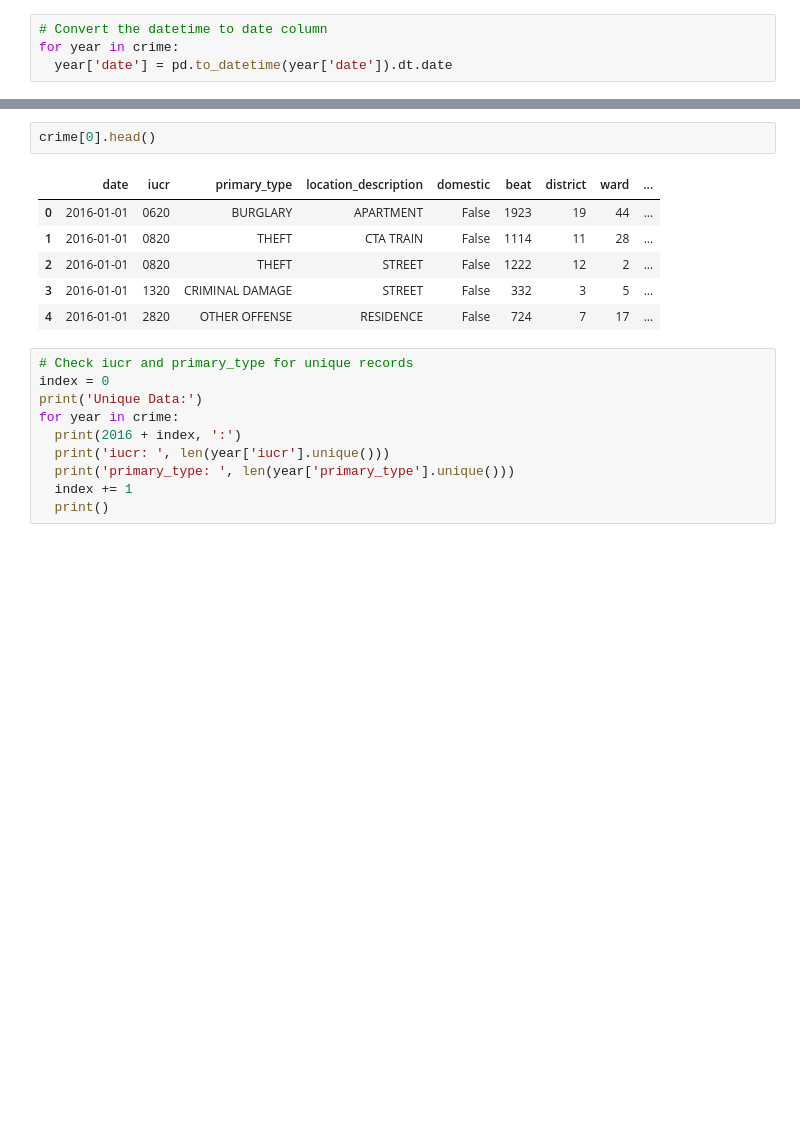
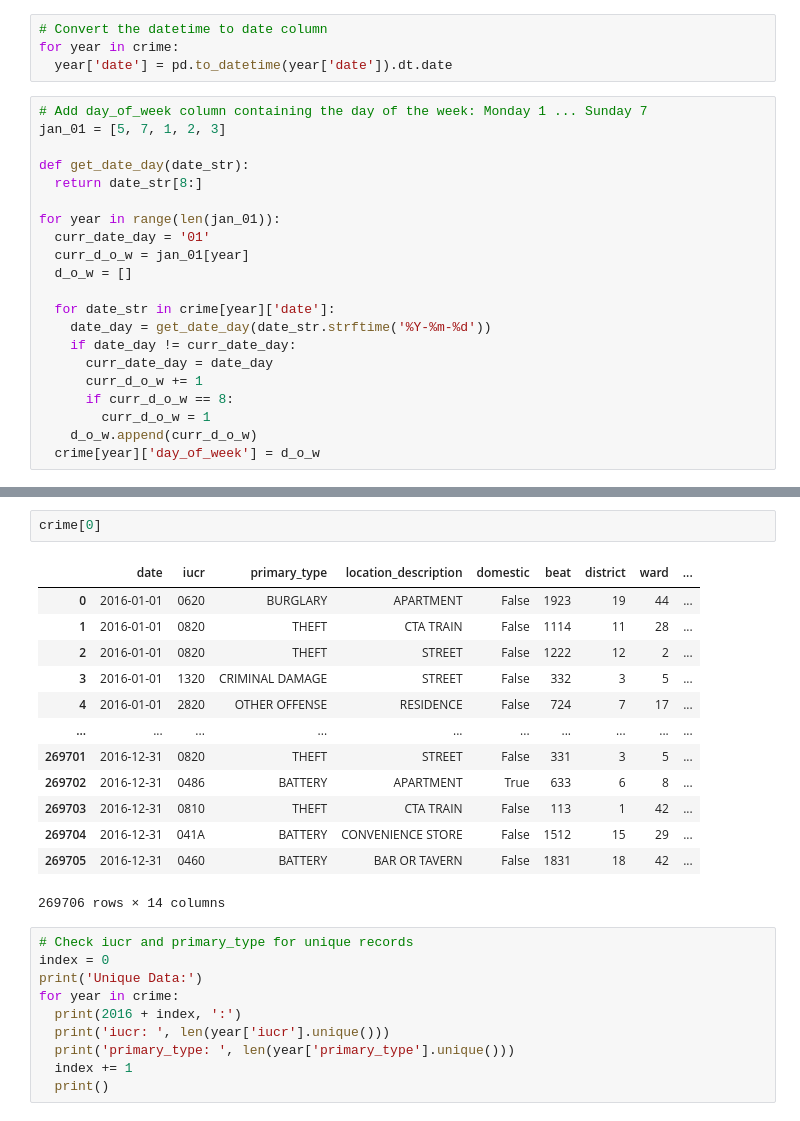
Before and after one commit to MattIzon/16010269_DataAnalytics, a Jupyter notebook: 1_Crime_Aquisition.ipynb, the cells around one changed output, grey strips where cells are left out. Drawn from its saved outputs; the diff is of its cells as text; blank space fills up the shorter version.

```diff
--- a/1_Crime_Aquisition.ipynb
+++ b/1_Crime_Aquisition.ipynb
@@ -215,3 +215,24 @@ for year in crime:
 # Convert the datetime to date column
 for year in crime:
   year['date'] = pd.to_datetime(year['date']).dt.date
+# %%
+# Add day_of_week column containing the day of the week: Monday 1 ... Sunday 7
+jan_01 = [5, 7, 1, 2, 3]
+
+def get_date_day(date_str):
+  return date_str[8:]
+
+for year in range(len(jan_01)):
+  curr_date_day = '01'
+  curr_d_o_w = jan_01[year]
+  d_o_w = []
+
+  for date_str in crime[year]['date']:
+    date_day = get_date_day(date_str.strftime('%Y-%m-%d'))
+    if date_day != curr_date_day:
+      curr_date_day = date_day
+      curr_d_o_w += 1
+      if curr_d_o_w == 8:
+        curr_d_o_w = 1
+    d_o_w.append(curr_d_o_w)
+  crime[year]['day_of_week'] = d_o_w
@@ -218,12 +252,19 @@ for year in crime:
 # %%
-crime[0].head()
+crime[0]
 # %% [output]
 |  | date | iucr | primary_type | location_description | domestic | beat | district | ward | ... |
 | 0 | 2016-01-01 | 0620 | BURGLARY | APARTMENT | False | 1923 | 19 | 44 | ... |
 | 1 | 2016-01-01 | 0820 | THEFT | CTA TRAIN | False | 1114 | 11 | 28 | ... |
 | 2 | 2016-01-01 | 0820 | THEFT | STREET | False | 1222 | 12 | 2 | ... |
 | 3 | 2016-01-01 | 1320 | CRIMINAL DAMAGE | STREET | False | 332 | 3 | 5 | ... |
 | 4 | 2016-01-01 | 2820 | OTHER OFFENSE | RESIDENCE | False | 724 | 7 | 17 | ... |
+| ... | ... | ... | ... | ... | ... | ... | ... | ... | ... |
+| 269701 | 2016-12-31 | 0820 | THEFT | STREET | False | 331 | 3 | 5 | ... |
+| 269702 | 2016-12-31 | 0486 | BATTERY | APARTMENT | True | 633 | 6 | 8 | ... |
+| 269703 | 2016-12-31 | 0810 | THEFT | CTA TRAIN | False | 113 | 1 | 42 | ... |
+| 269704 | 2016-12-31 | 041A | BATTERY | CONVENIENCE STORE | False | 1512 | 15 | 29 | ... |
+| 269705 | 2016-12-31 | 0460 | BATTERY | BAR OR TAVERN | False | 1831 | 18 | 42 | ... |
+269706 rows × 14 columns
 # %%
 # Check iucr and primary_type for unique records
 index = 0
```
Also changed, not shown: parts of 7 cells of this notebook.
